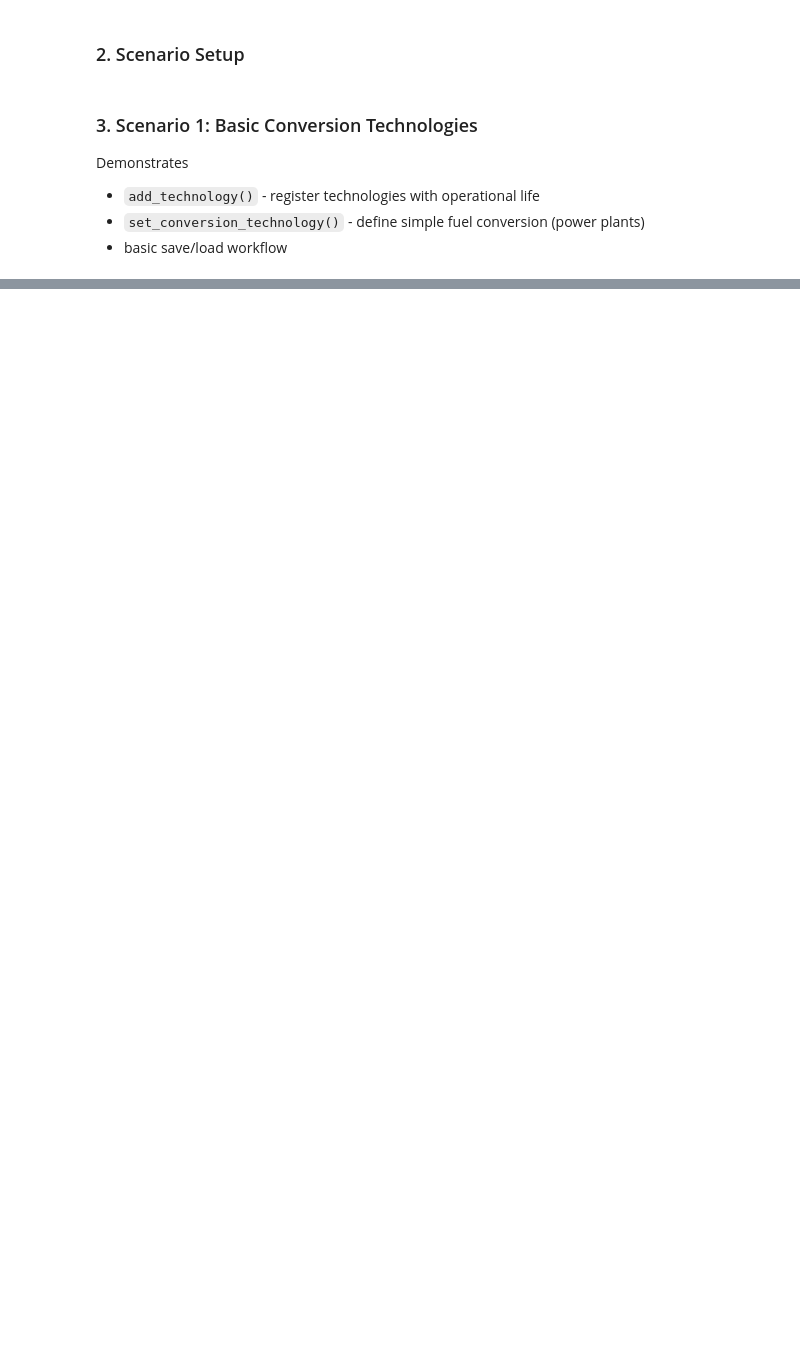
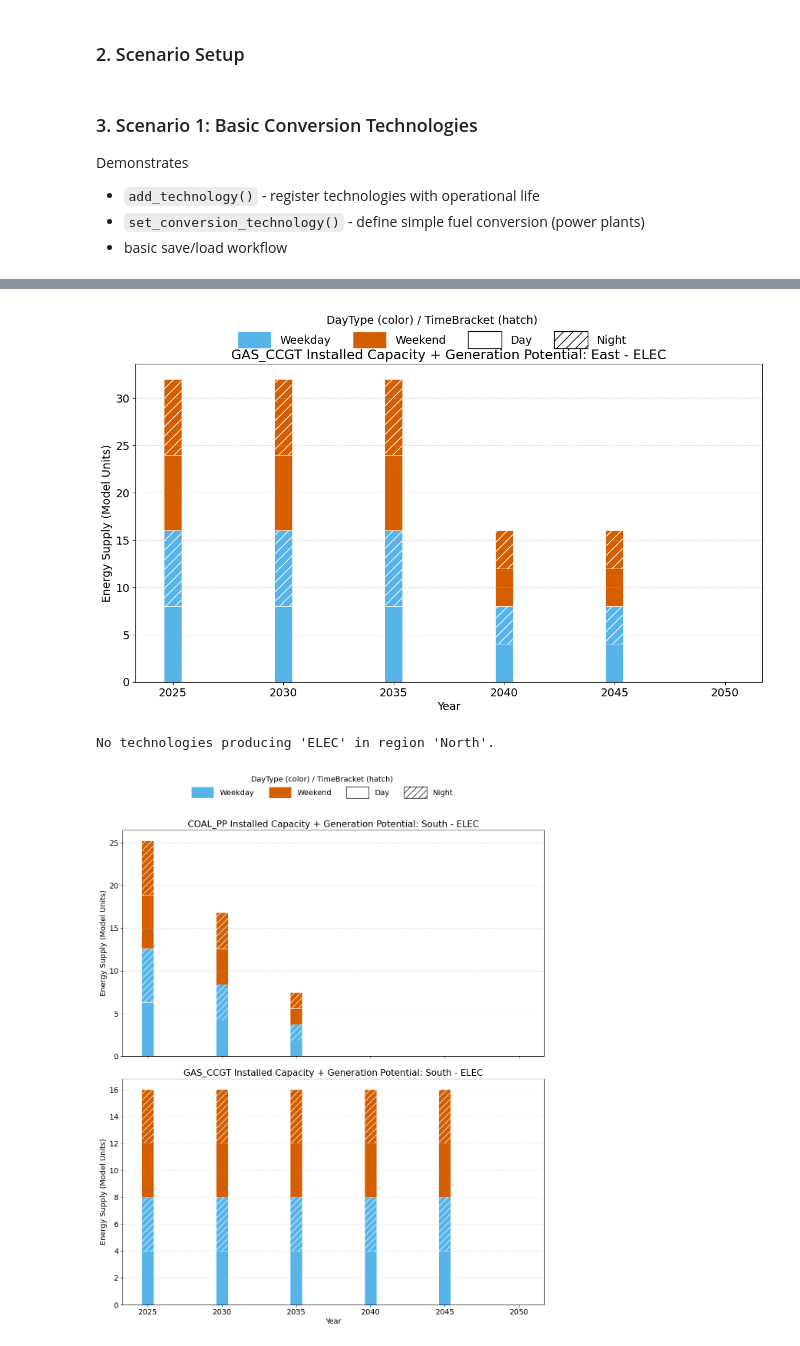
Before and after one commit to esemsc-as4623/pypsa-playground, a Jupyter notebook: notebooks/demo.supply.ipynb, the cells around one changed output, grey strips where cells are left out. Saved outputs shown, nothing was run; the diff lists cells and outputs as text; code cells hidden in the pictures; blank space fills up the shorter version.

```diff
--- a/notebooks/demo.supply.ipynb
+++ b/notebooks/demo.supply.ipynb
@@ -156,0 +208,18 @@ scenario2.save()
+# %%
+scenario3.visualize_generation_profile(region="East", fuel="ELEC")
+scenario3.visualize_generation_profile(region="North", fuel="ELEC")
+scenario3.visualize_generation_profile(region="South", fuel="ELEC")
+scenario3.visualize_generation_profile(region="West", fuel="ELEC")
+# TODO:
+# 1. installed capacity in darkslategrey
+# 2. different technologies should appear as long as operational life
+# 3. for each year, generation potential = capacity factor * availability factor
+# 4. match legend with demand plot (put on top right)
+# 5. add annotations? (annual availability factor, season/daytype/timebracket with < 1.0 capacity factor; first occurrence only)
+# 6. title to include ("Installed Capacity + ") only if there actually is installed capacity
+# 7. any generation potential should be lower opacity
+# 8. where did the renewables go?
+# %% [output]
+[figure, added]
+No technologies producing 'ELEC' in region 'North'.
+[figure, added]
```
Also changed, not shown: parts of 13 cells of this notebook, 2 other files.
